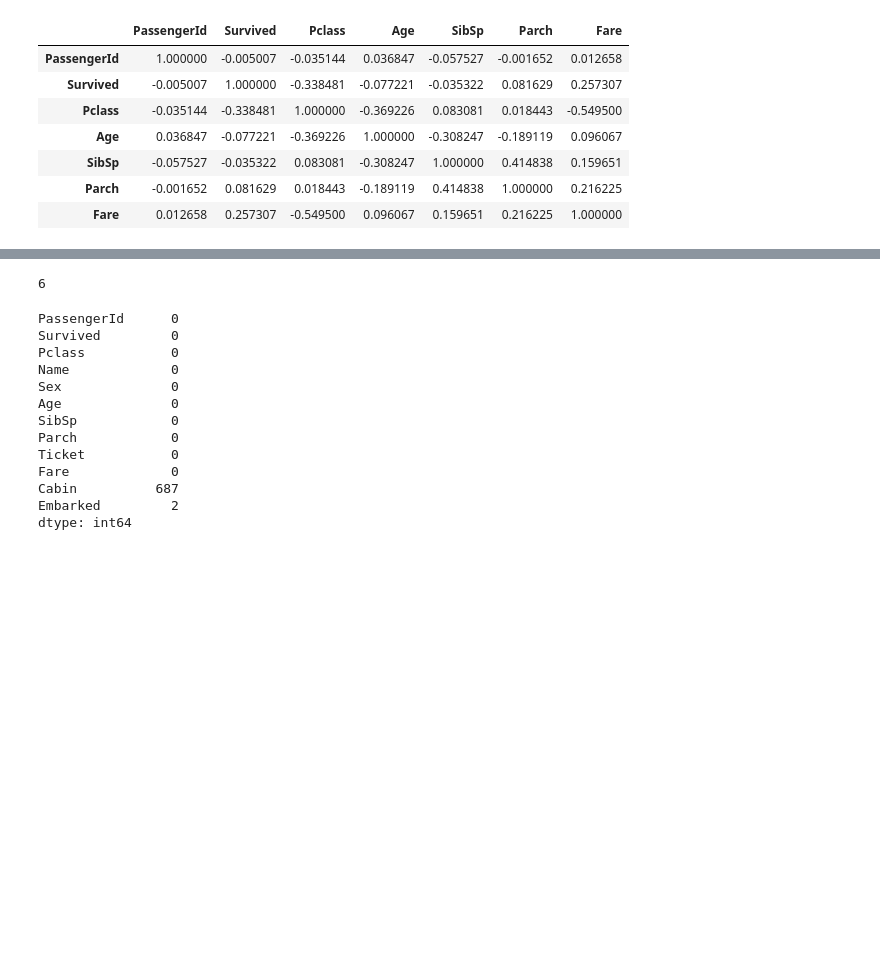
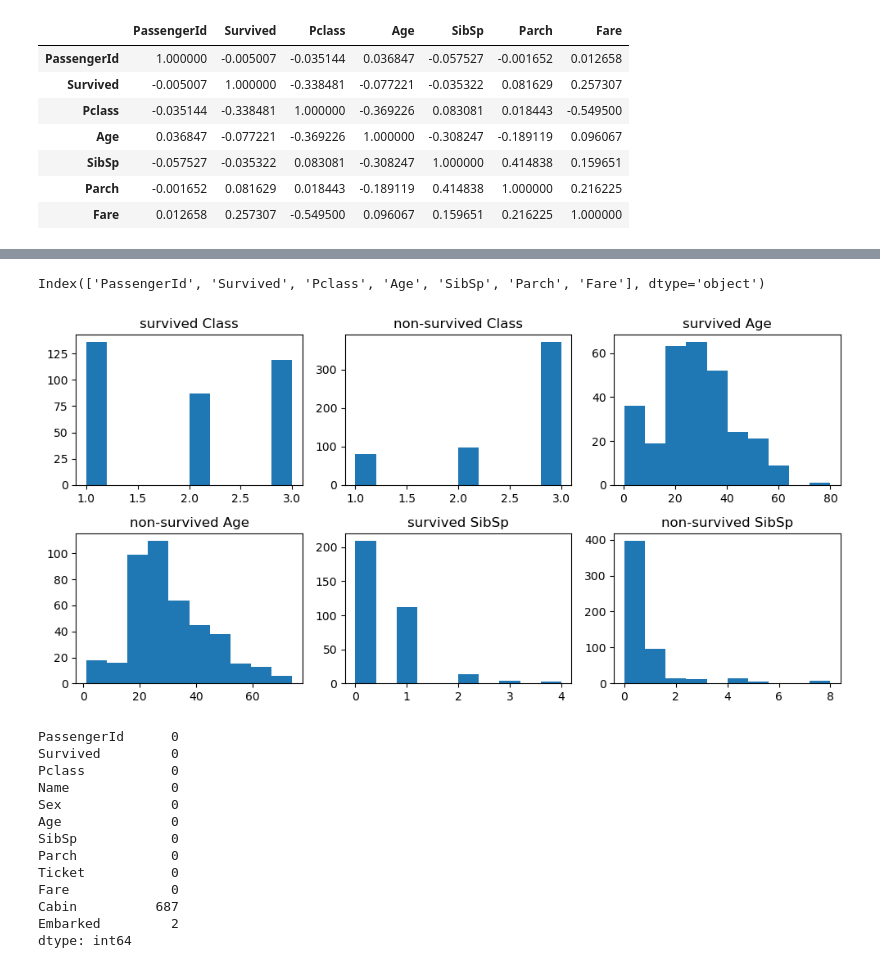
Before and after one commit to udaykirankavaturu/kaggle-titanic, a Jupyter notebook: titanic-competition.ipynb, the cells around one changed output, grey strips where cells are left out. Cells and saved outputs as stored; diff of their text form; code cells hidden in the pictures; blank space fills up the shorter version.

```diff
--- a/titanic-competition.ipynb
+++ b/titanic-competition.ipynb
@@ -97,9 +102,35 @@ Embarked    False
 dtype: bool
-# %%
-numeric_variables = len([x for x in train_data_df.dtypes if x == int or x == float] )
-numeric_variables
-# %% [output]
-6
+# %%
+numeric_variables = train_data_df.select_dtypes(include=['int', 'float']).columns
+numeric_variables
+# %% [output]
+Index(['PassengerId', 'Survived', 'Pclass', 'Age', 'SibSp', 'Parch', 'Fare'], dtype='object')
+# %%
+# Create a subplot with 1 row and 2 columns
+fig, axes = plt.subplots(nrows=2, ncols=3, figsize=(10, 5))
+
+axes[0][0].hist(train_data_df[train_data_df.Survived == 1]['Pclass'])
+axes[0][0].set_title('survived Class')
+
+axes[0][1].hist(train_data_df[train_data_df.Survived != 1]['Pclass'])
+axes[0][1].set_title('non-survived Class')
+
+axes[0][2].hist(train_data_df[train_data_df.Survived == 1]['Age'])
+axes[0][2].set_title('survived Age')
+
+axes[1][0].hist(train_data_df[train_data_df.Survived != 1]['Age'])
+axes[1][0].set_title('non-survived Age')
+
+axes[1][1].hist(train_data_df[train_data_df.Survived == 1]['SibSp'])
+axes[1][1].set_title('survived SibSp')
+
+axes[1][2].hist(train_data_df[train_data_df.Survived != 1]['SibSp'])
+axes[1][2].set_title('non-survived SibSp')
+
+plt.tight_layout()
+plt.show()
+# %% [output]
+[figure, added]
 # %%
 # impute age with median
 train_data_df['Age'].fillna(train_data_df['Age'].median(),inplace=True)
```
Also changed, not shown: parts of 3 cells of this notebook.
